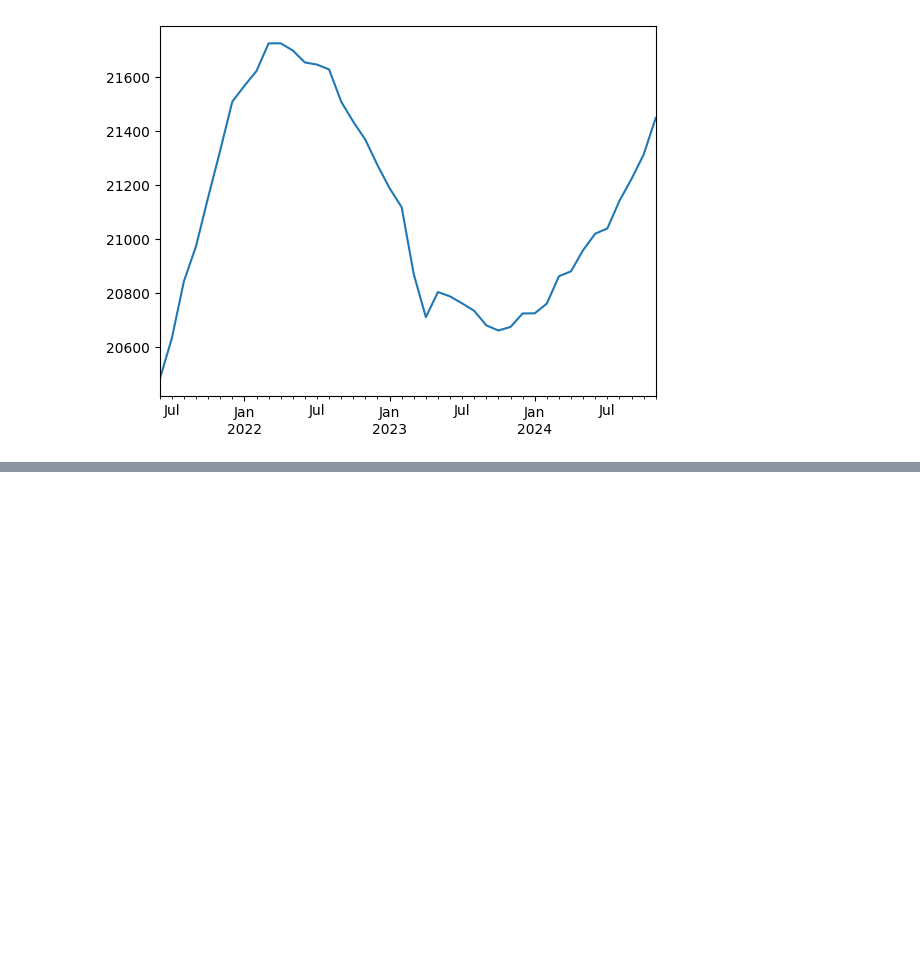
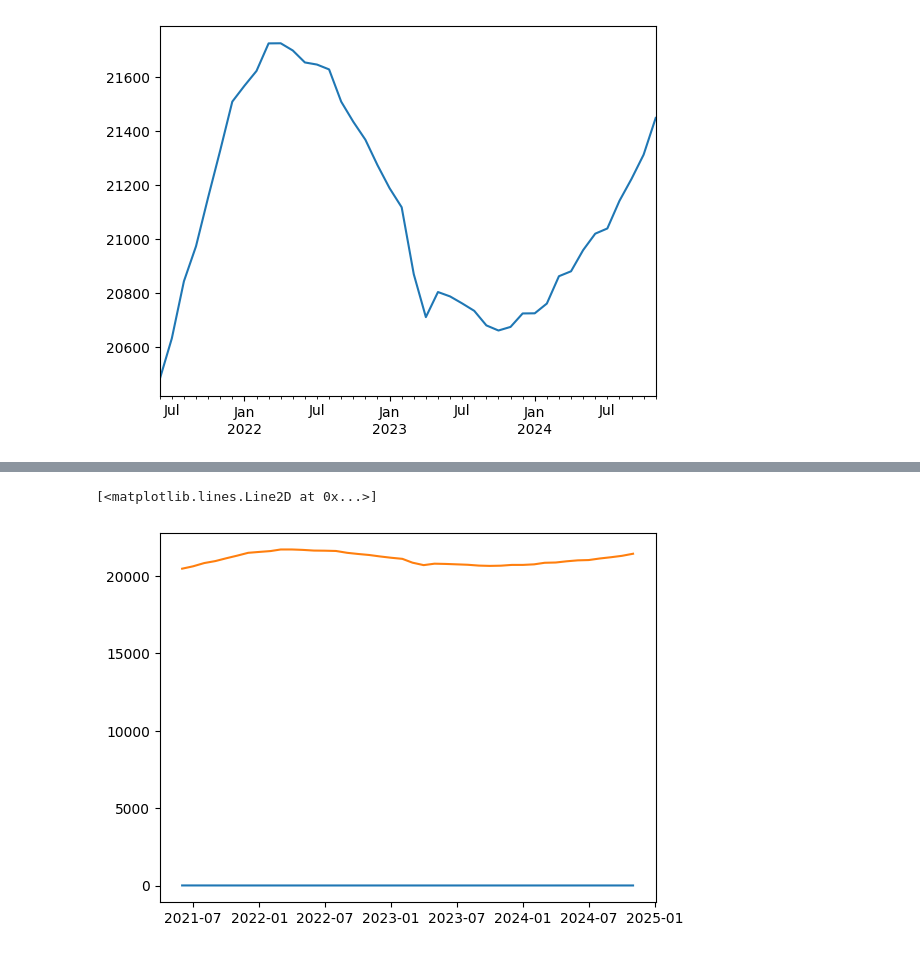
Before and after one commit to flycandle/fin_data, a Jupyter notebook: Untitled4.ipynb, the cells around one changed output, grey strips where cells are left out. Saved outputs shown, nothing was run; the diff lists cells and outputs as text; code cells hidden in the pictures; blank space fills up the shorter version.

```diff
--- a/Untitled4.ipynb
+++ b/Untitled4.ipynb
@@ -54,0 +70,6 @@ data3.plot()
+# %%
+plt.plot(df_merged.index, df_merged['UNRATE'])
+plt.plot(df_merged.index, df_merged['M2SL'])
+# %% [output]
+[<matplotlib.lines.Line2D at 0x...>]
+[figure, added]
```
Also changed, not shown: parts of 8 cells of this notebook.
